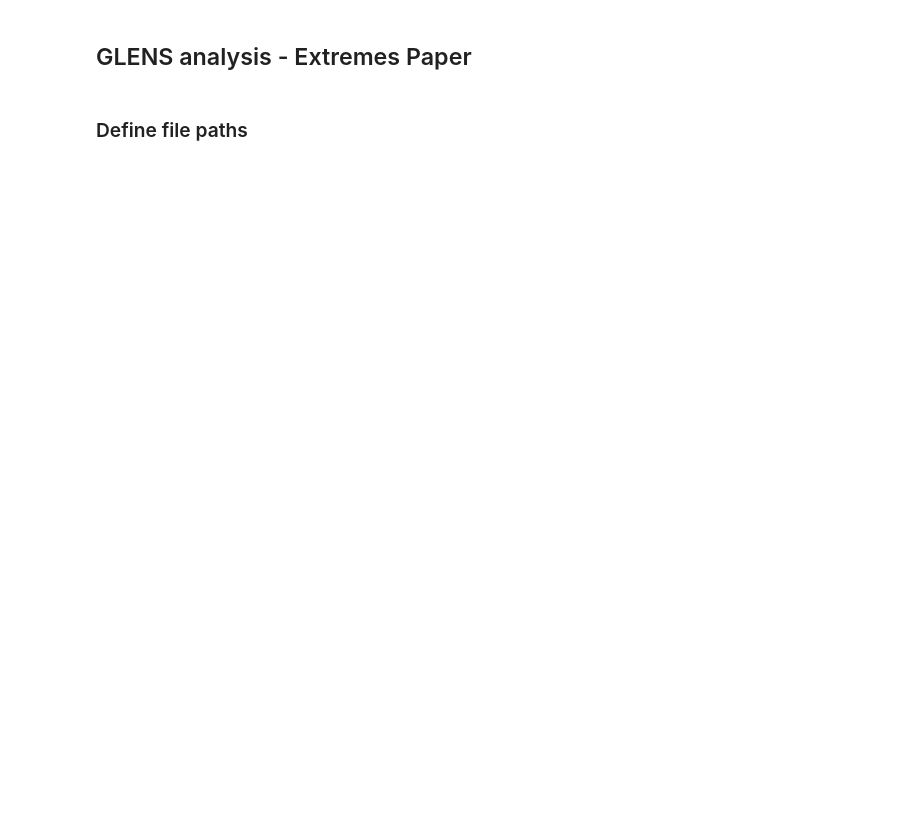
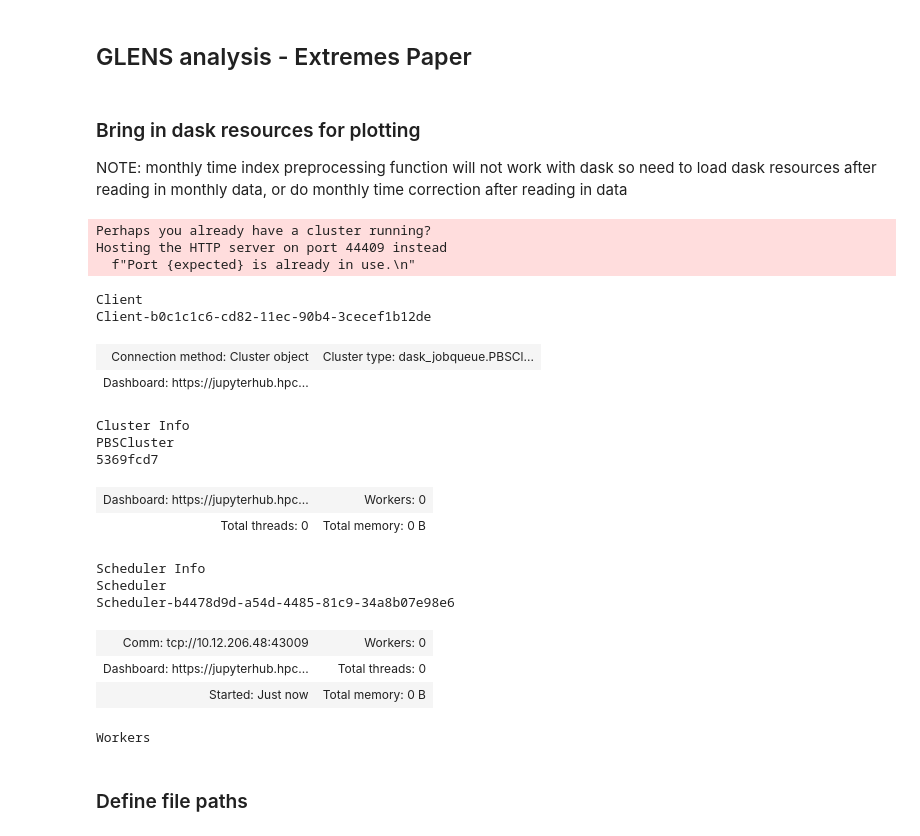
Before and after one commit to katiedagon/GLENS-Ecosystems, a Jupyter notebook: notebooks/extremesAnalysis.ipynb, the cells around one changed output. Drawn from its saved outputs; the diff is of its cells as text; code cells hidden in the pictures; blank space fills up the shorter version.

```diff
--- a/notebooks/extremesAnalysis.ipynb
+++ b/notebooks/extremesAnalysis.ipynb
@@ -13,6 +13,67 @@ import matplotlib as mpl
 import matplotlib.gridspec as gridspec
 import cartopy
 import regionmask
+# %% [markdown]
+### Bring in dask resources for plotting
+NOTE: monthly time index preprocessing function will not work with dask so need to load dask resources after reading in monthly data, or do monthly time correction after reading in data
+# %%
+# Import dask
+import dask
+
+# Use dask jobqueue
+from dask_jobqueue import PBSCluster
+
+# Import a client
+from dask.distributed import Client
+
+# Setup your PBSCluster
+cluster = PBSCluster(
+    cores=1, # The number of cores you want
+    memory='10GB', # Amount of memory
+    processes=1, # How many processes
+    queue='casper', # The type of queue to utilize (/glade/u/apps/dav/opt/usr/bin/execcasper)
+    local_directory='/glade/scratch/kdagon/dask-local', # Use your local directory
+    resource_spec='select=1:ncpus=1:mem=10GB', # Specify resources
+    project='P06010014', # Input your project ID here
+    walltime='06:00:00', # Amount of wall time
+    interface='ib0', # Interface to use
+)
+
+# Scale up -- how to determine this number?
+# Here asking for 10 nodes (10 dask workers)
+cluster.scale(10)
+
+# Adaptive scaling option!
+#cluster.adapt(minimum=1, maximum=100, wait_count=60)
+
+# Change your url to the dask dashboard so you can see it
+dask.config.set({'distributed.dashboard.link':'https://jupyterhub.hpc.ucar.edu/stable/user/{USER}/proxy/{port}/status'})
+
+# Setup your client
+client = Client(cluster)
+# %% [output]
+Perhaps you already have a cluster running?
+Hosting the HTTP server on port 44409 instead
+  f"Port {expected} is already in use.\n"
+# %%
+client
+# %% [output]
+Client
+Client-b0c1c1c6-cd82-11ec-90b4-3cecef1b12de
+| Connection method: Cluster object | Cluster type: dask_jobqueue.PBSCl... |
+| Dashboard: https://jupyterhub.hpc... |  |
+Cluster Info
+PBSCluster
+5369fcd7
+| Dashboard: https://jupyterhub.hpc... | Workers: 0 |
+| Total threads: 0 | Total memory: 0 B |
+Scheduler Info
+Scheduler
+Scheduler-b4478d9d-a54d-4485-81c9-34a8b07e98e6
+| Comm: tcp://10.12.206.48:43009 | Workers: 0 |
+| Dashboard: https://jupyterhub.hpc... | Total threads: 0 |
+| Started: Just now | Total memory: 0 B |
+Workers
 # %% [markdown]
 ### Define file paths
 # %%
```
Also changed, not shown: parts of 23 cells of this notebook, 8 other files.
